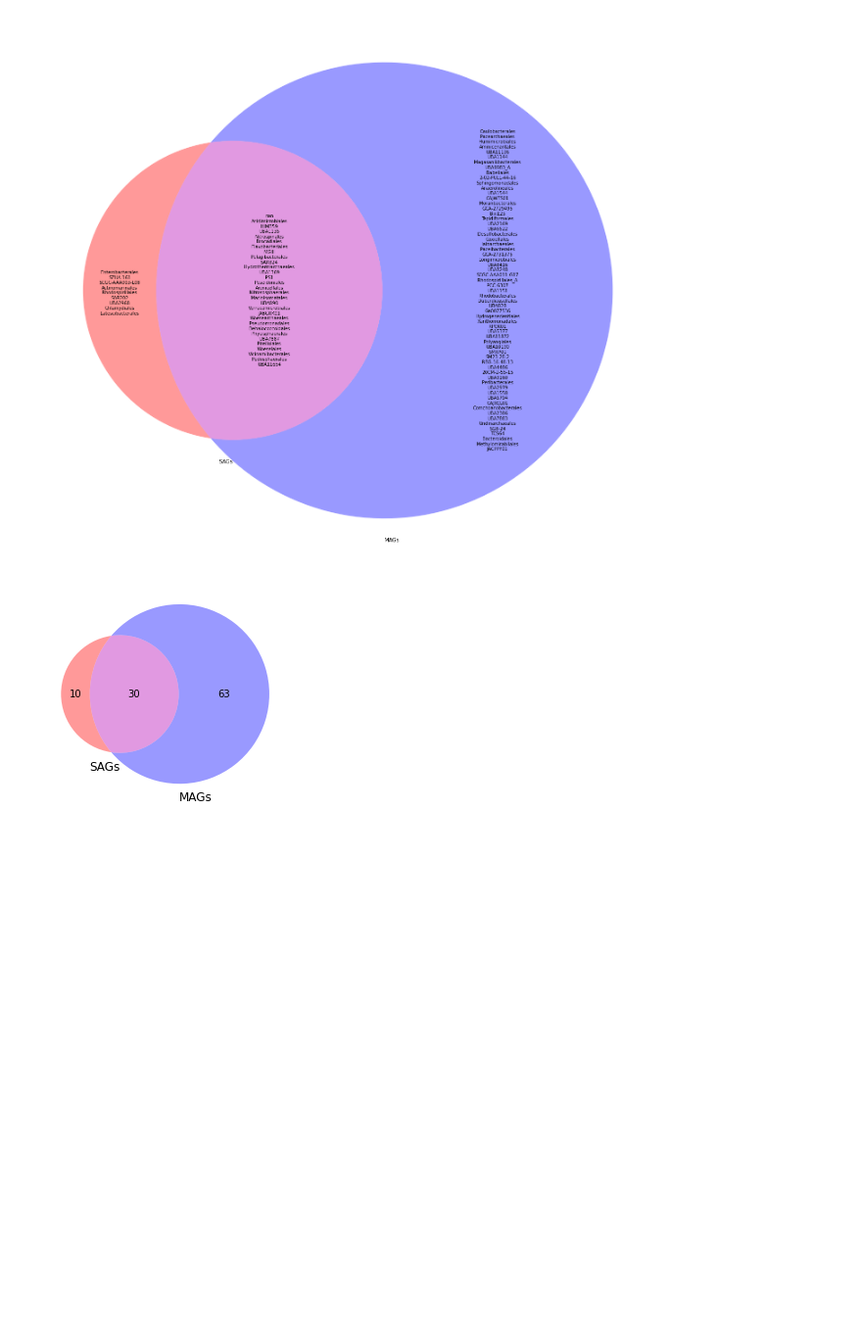
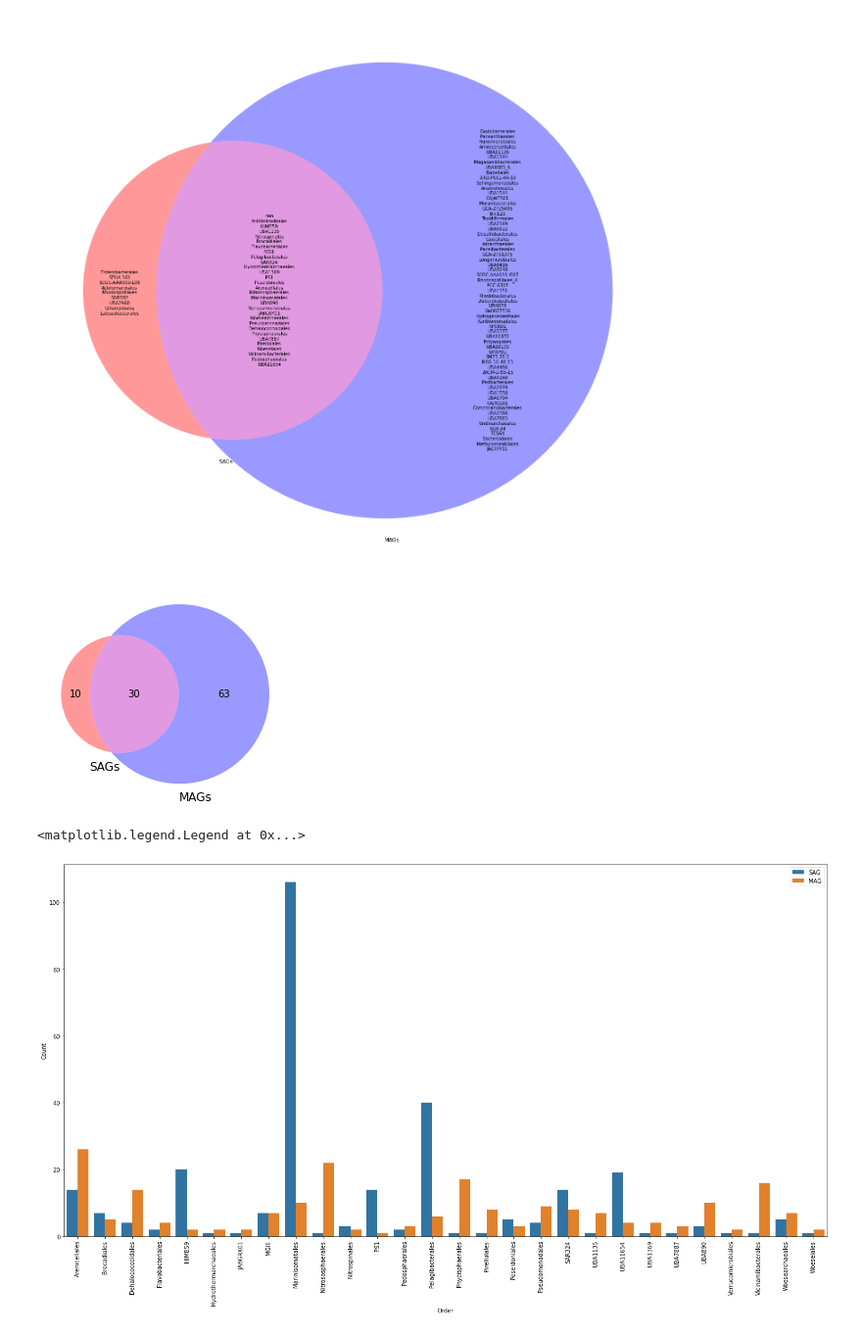
Before and after one commit to mdherring/OMZ_MH_Analysis, a Jupyter notebook: 07_SAG_gtdbtk.ipynb, the cells around one changed output. Shown at 98% size. Drawn from its saved outputs; the diff is of its cells as text; code cells hidden in the pictures; blank space fills up the shorter version.

Commit message:
common orders plot

```diff
--- a/07_SAG_gtdbtk.ipynb
+++ b/07_SAG_gtdbtk.ipynb
@@ -340,6 +340,8 @@ venn = venn2([set_A, set_B], ('SAGs', 'MAGs'),set_colors=('red', 'blue'))
 venn.get_label_by_id('10').set_text('\n'.join(map(str,set_A - set_B)))
 venn.get_label_by_id('01').set_text('\n'.join(map(str,set_B - set_A)))
 venn.get_label_by_id('11').set_text('\n'.join(map(str,set_A & set_B)))
+
+shared = venn.get_label_by_id('11').get_text().split('\n')[2:]
 # %% [output]
 [figure]
 # %%
@@ -355,3 +360,26 @@ set_B = set(mags_clean['order'])
 venn = venn2([set_A, set_B], ('SAGs', 'MAGs'),set_colors=('red', 'blue'))
 # %% [output]
 [figure]
+# %%
+# run venn diagram with order names to get shared variable
+
+sags_count = sags.groupby('order', as_index=False)['well'].count() [1:]
+sags_count.rename(columns={'well': 'count'},inplace=True)
+sags_count['type'] = 'SAG'
+
+mags_count = mags.groupby('order', as_index=False)['user_genome'].count()
+mags_count.rename(columns={'user_genome': 'count'},inplace=True)
+mags_count['type'] = 'MAG'
+
+combo = pd.concat([sags_count,mags_count])
+combo_sub = combo[combo['order'].isin(shared)]
+
+fig, axes = plt.subplots(nrows=1, ncols=1, figsize=(24, 12))
+
+sns.barplot(x="order", y="count", hue="type", data=combo_sub).tick_params(axis='x', rotation=90)
+plt.xlabel('Order')
+plt.ylabel('Count')
+plt.legend(title='')
+# %% [output]
+<matplotlib.legend.Legend at 0x...>
+[figure, added]
```
Also changed, not shown: parts of 1 cell of this notebook.
